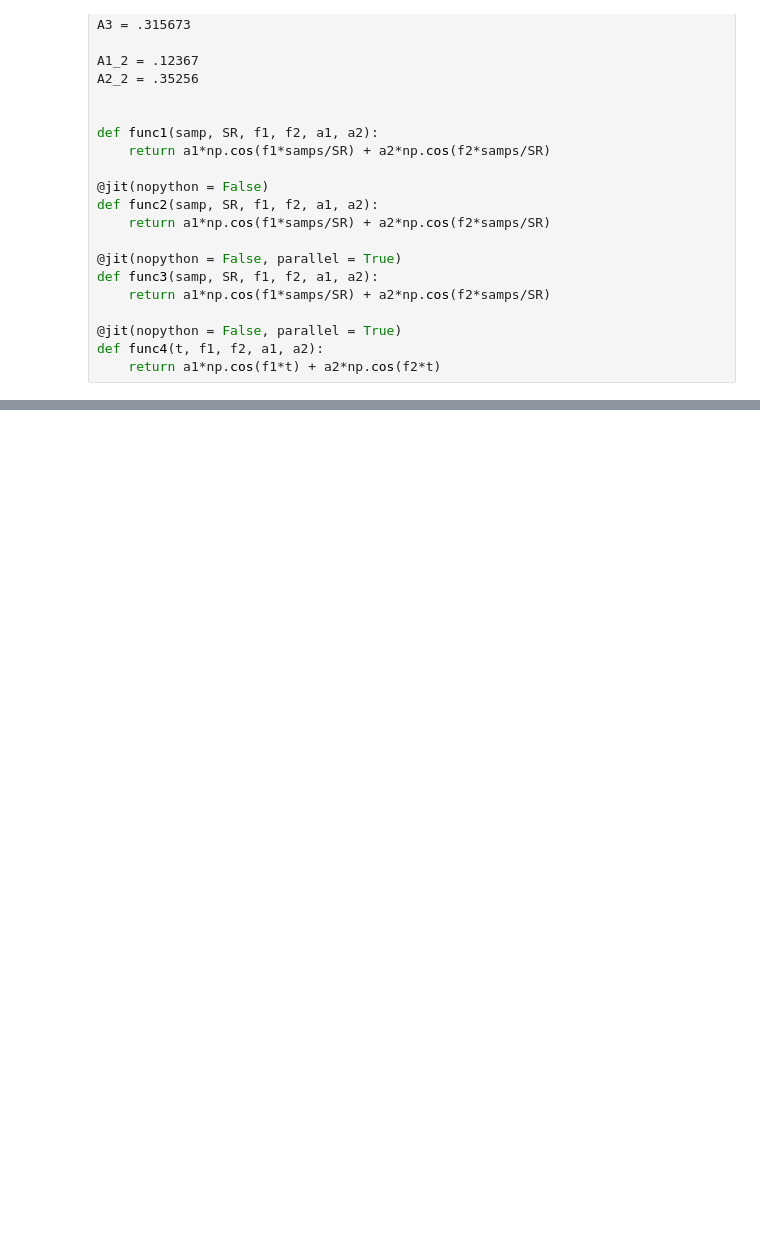
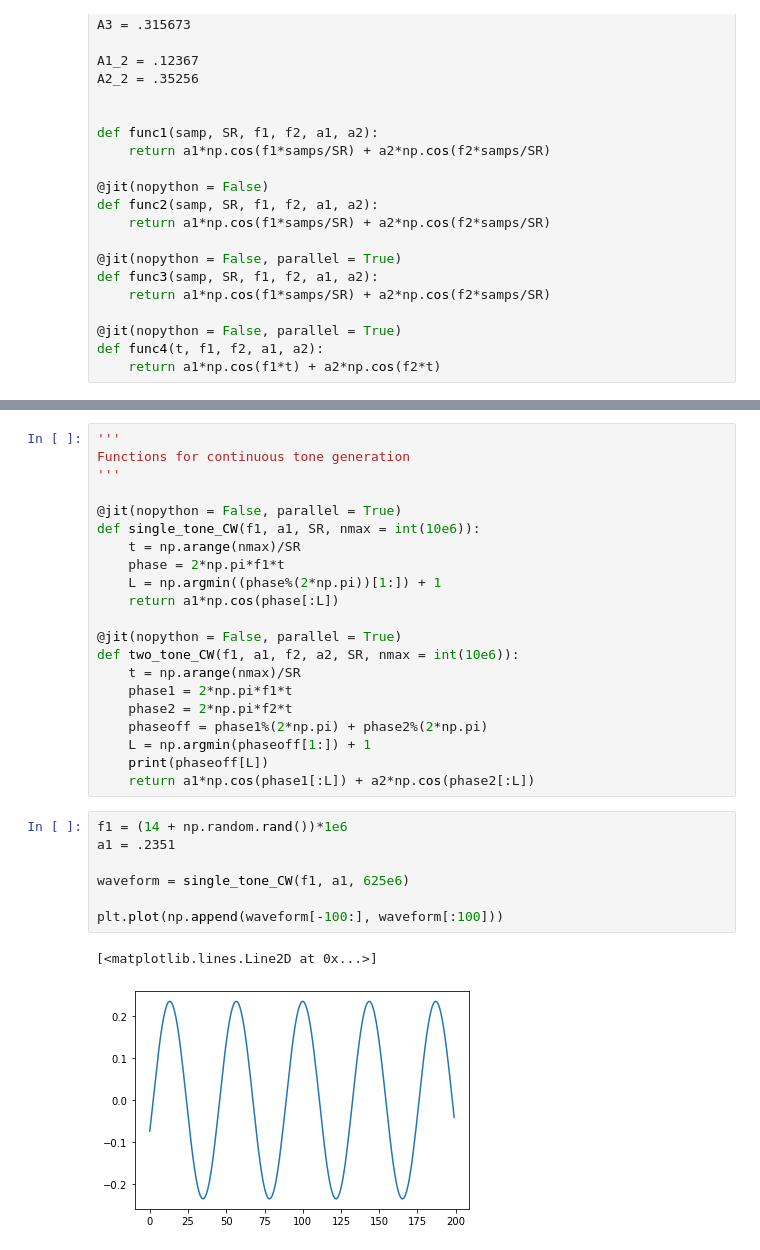
Before and after one commit to jrlane2/pulse-writer, a Jupyter notebook: pulse_writer.ipynb, the cells around one changed output, grey strips where cells are left out. Cells and saved outputs as stored; diff of their text form; blank space fills up the shorter version.

```diff
--- a/pulse_writer.ipynb
+++ b/pulse_writer.ipynb
@@ -88,0 +385,31 @@ class pulse_writer():
+# %%
+'''
+Functions for continuous tone generation
+'''
+
+@jit(nopython = False, parallel = True)
+def single_tone_CW(f1, a1, SR, nmax = int(10e6)):
+    t = np.arange(nmax)/SR
+    phase = 2*np.pi*f1*t
+    L = np.argmin((phase%(2*np.pi))[1:]) + 1
+    return a1*np.cos(phase[:L])
+
+@jit(nopython = False, parallel = True)
+def two_tone_CW(f1, a1, f2, a2, SR, nmax = int(10e6)):
+    t = np.arange(nmax)/SR
+    phase1 = 2*np.pi*f1*t
+    phase2 = 2*np.pi*f2*t
+    phaseoff = phase1%(2*np.pi) + phase2%(2*np.pi)
+    L = np.argmin(phaseoff[1:]) + 1
+    print(phaseoff[L])
+    return a1*np.cos(phase1[:L]) + a2*np.cos(phase2[:L])
+# %%
+f1 = (14 + np.random.rand())*1e6
+a1 = .2351
+
+waveform = single_tone_CW(f1, a1, 625e6)
+
+plt.plot(np.append(waveform[-100:], waveform[:100]))
+# %% [output]
+[<matplotlib.lines.Line2D at 0x...>]
+[figure, added]
```
Also changed, not shown: parts of 7 cells of this notebook.
